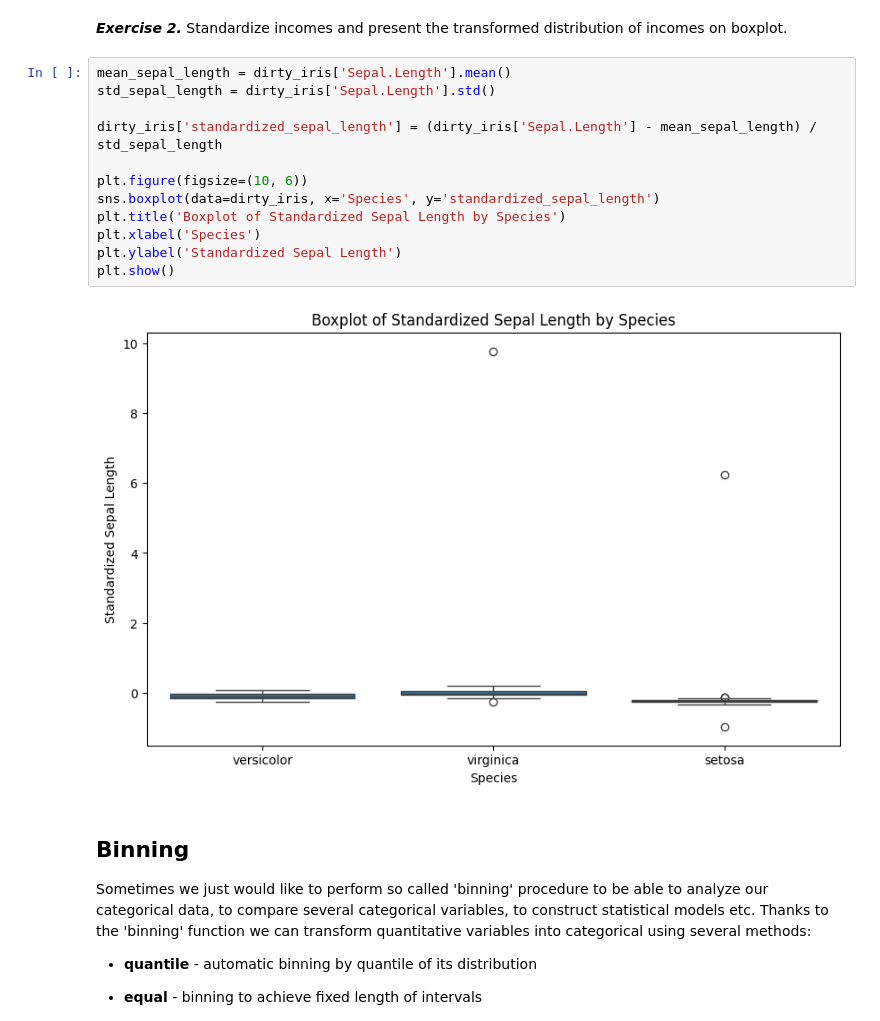
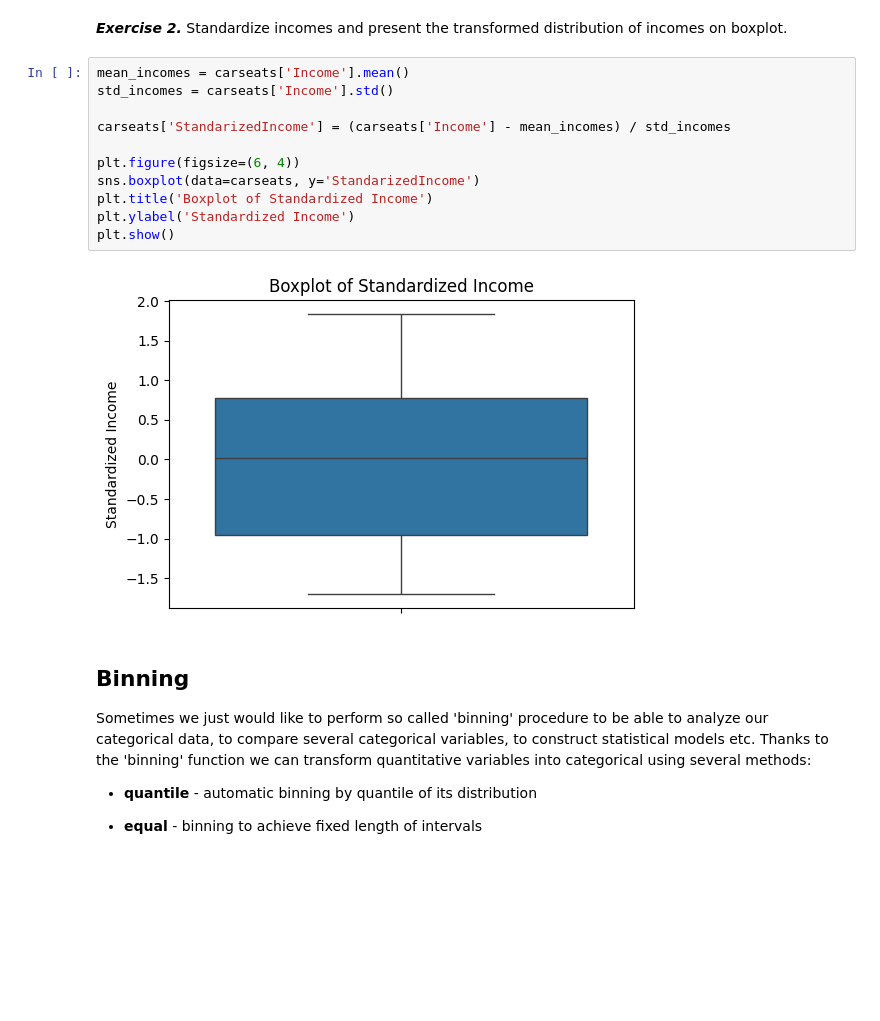
Before and after one commit to rszgosz/descriptive_statistics, a Jupyter notebook: Report2/Exercise 4.ipynb, the cells around one changed output. Saved outputs shown, nothing was run; the diff lists cells and outputs as text; blank space fills up the shorter version.

```diff
--- a/Report2/Exercise 4.ipynb
+++ b/Report2/Exercise 4.ipynb
@@ -460,19 +460,18 @@ In order to solve problems with very skewed distributions we can also use severa
 # %% [markdown]
 ***Exercise 2.*** Standardize incomes and present the transformed distribution of incomes on boxplot.
 # %%
-mean_sepal_length = dirty_iris['Sepal.Length'].mean()
-std_sepal_length = dirty_iris['Sepal.Length'].std()
+mean_incomes = carseats['Income'].mean()
+std_incomes = carseats['Income'].std()
 
-dirty_iris['standardized_sepal_length'] = (dirty_iris['Sepal.Length'] - mean_sepal_length) / std_sepal_length
+carseats['StandarizedIncome'] = (carseats['Income'] - mean_incomes) / std_incomes
 
-plt.figure(figsize=(10, 6))
-sns.boxplot(data=dirty_iris, x='Species', y='standardized_sepal_length')
-plt.title('Boxplot of Standardized Sepal Length by Species')
-plt.xlabel('Species')
-plt.ylabel('Standardized Sepal Length')
+plt.figure(figsize=(6, 4))
+sns.boxplot(data=carseats, y='StandarizedIncome')
+plt.title('Boxplot of Standardized Income')
+plt.ylabel('Standardized Income')
 plt.show()
 # %% [output]
-[figure, old version]
+[figure, new version]
 # %% [markdown]
 ## Binning
 
```
Also changed, not shown: parts of 7 cells of this notebook.
